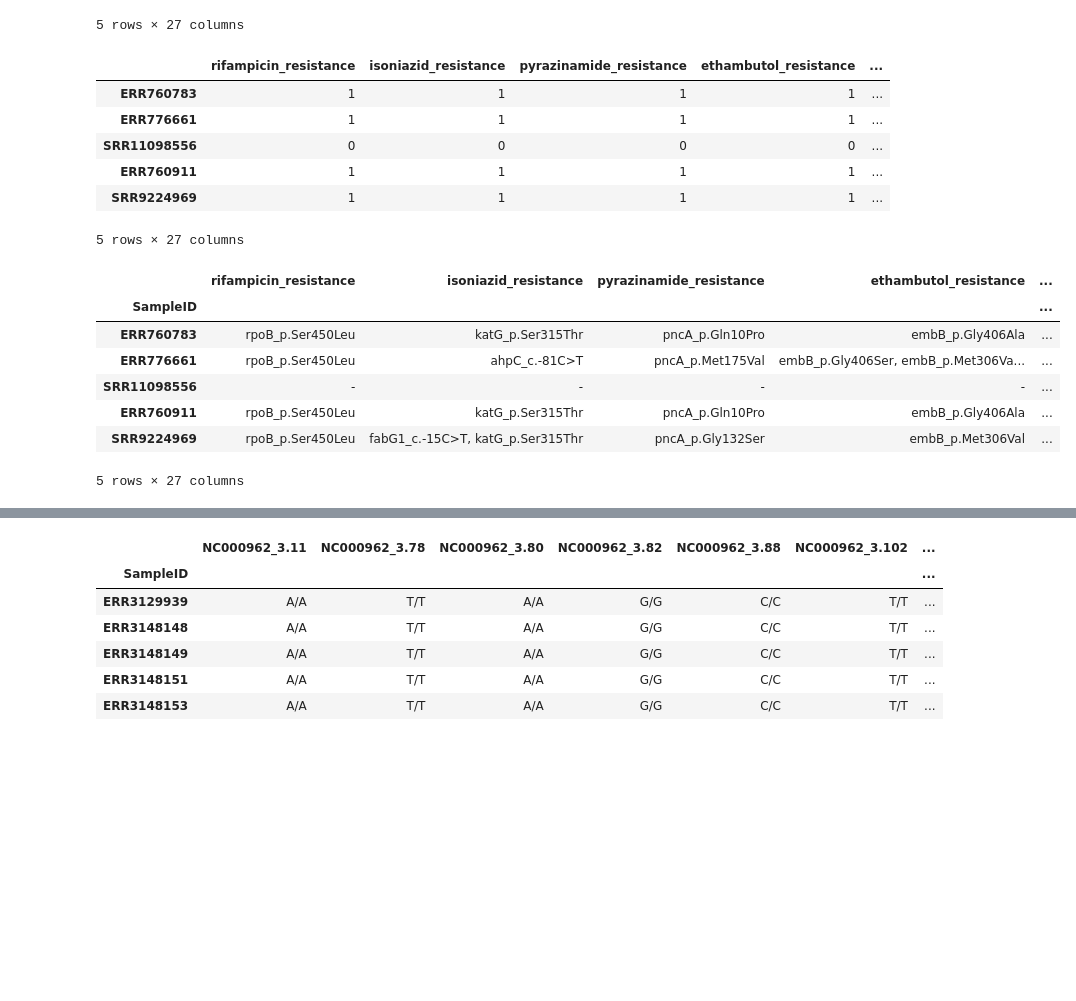
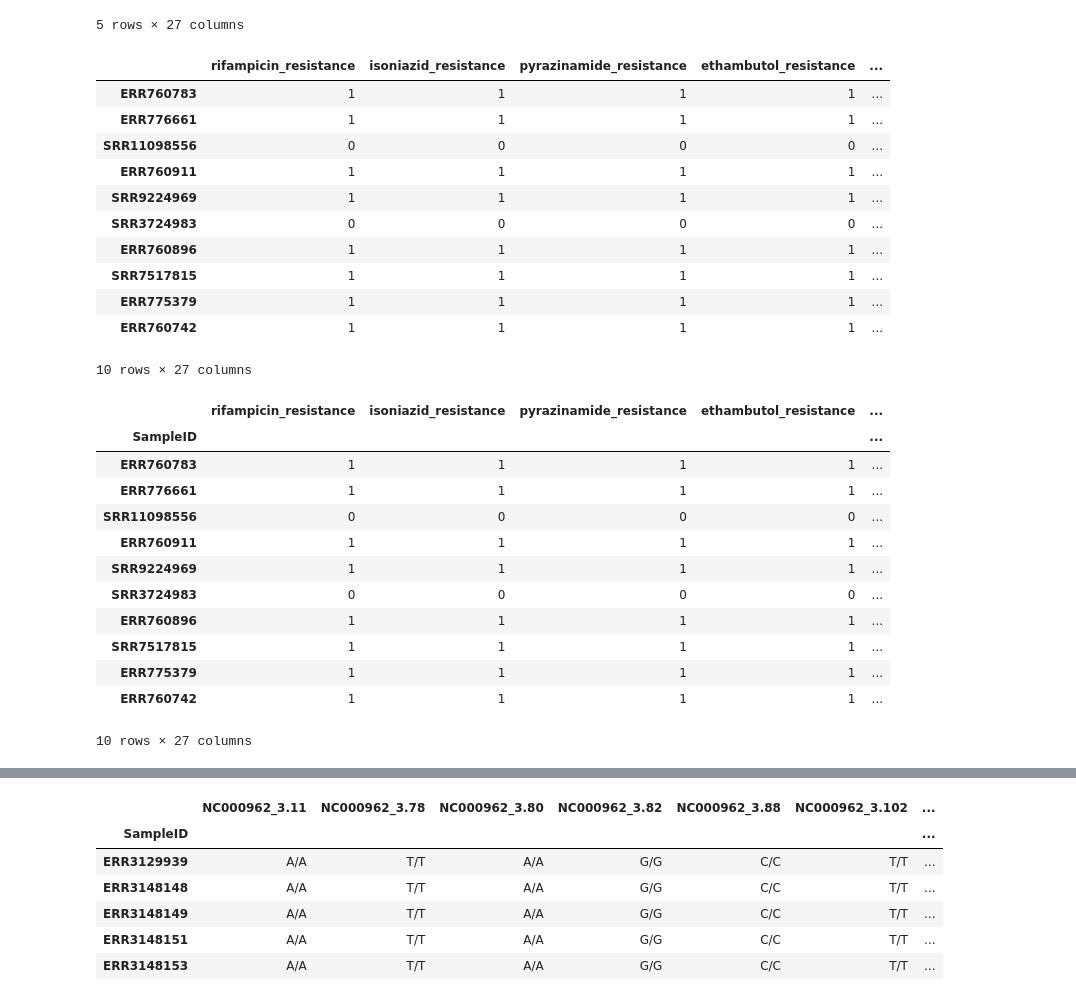
Before and after one commit to abhi18av/drug-resistance-prediction-cambiohack, a Jupyter notebook: src/notebooks/feature_engineering.ipynb, the cells around one changed output, grey strips where cells are left out. Saved outputs shown, nothing was run; the diff lists cells and outputs as text; code cells hidden in the pictures; blank space fills up the shorter version.

```diff
--- a/src/notebooks/feature_engineering.ipynb
+++ b/src/notebooks/feature_engineering.ipynb
@@ -134,10 +132,12 @@ resistance_status_df.head()
 | SRR9224969 | rpoB_p.Ser450Leu | fabG1_c.-15C>T, katG_p.Ser315Thr | pncA_p.Gly132Ser | embB_p.Met306Val | ... |
 5 rows × 27 columns
 # %%
-# for col_name in renamed_drug_columns_names:
-#     resistance_status_df[col_name] = resistance_status_df[col_name].apply(lambda resistance: 0 if resistance is '-' else 1)
-#
-# resistance_status_df.head()
+binarized_resistance_status_df = resistance_status_df
+
+for col_name in renamed_drug_columns_names:
+    binarized_resistance_status_df[col_name] = resistance_status_df[col_name].apply(lambda resistance: 0 if resistance is '-' else 1)
+
+binarized_resistance_status_df.head(10)
 # %% [output]
 |  | rifampicin_resistance | isoniazid_resistance | pyrazinamide_resistance | ethambutol_resistance | ... |
 | ERR760783 | 1 | 1 | 1 | 1 | ... |
@@ -145,4 +145,9 @@ resistance_status_df.head()
 | SRR11098556 | 0 | 0 | 0 | 0 | ... |
 | ERR760911 | 1 | 1 | 1 | 1 | ... |
 | SRR9224969 | 1 | 1 | 1 | 1 | ... |
+| SRR3724983 | 0 | 0 | 0 | 0 | ... |
+| ERR760896 | 1 | 1 | 1 | 1 | ... |
+| SRR7517815 | 1 | 1 | 1 | 1 | ... |
+| ERR775379 | 1 | 1 | 1 | 1 | ... |
+| ERR760742 | 1 | 1 | 1 | 1 | ... |
-5 rows × 27 columns
+10 rows × 27 columns
@@ -152,16 +156,21 @@ resistance_status_df.to_csv("../data/processed/resistance_status_df.csv")
 # %%
-resistance_status_df = pd.read_csv("../data/processed/resistance_status_df.csv").rename(columns={'Unnamed: 0' : 'SampleID'}).set_index('SampleID')
+binarized_resistance_status_df = pd.read_csv("../data/processed/binarized_resistance_status_df.csv").rename(columns={'Unnamed: 0' : 'SampleID'}).set_index('SampleID')
 
-resistance_status_df.head()
+binarized_resistance_status_df.head(10)
 # %% [output]
 |  | rifampicin_resistance | isoniazid_resistance | pyrazinamide_resistance | ethambutol_resistance | ... |
 | SampleID |  |  |  |  | ... |
-| ERR760783 | rpoB_p.Ser450Leu | katG_p.Ser315Thr | pncA_p.Gln10Pro | embB_p.Gly406Ala | ... |
-| ERR776661 | rpoB_p.Ser450Leu | ahpC_c.-81C>T | pncA_p.Met175Val | embB_p.Gly406Ser, embB_p.Met306Va... | ... |
-| SRR11098556 | - | - | - | - | ... |
-| ERR760911 | rpoB_p.Ser450Leu | katG_p.Ser315Thr | pncA_p.Gln10Pro | embB_p.Gly406Ala | ... |
-| SRR9224969 | rpoB_p.Ser450Leu | fabG1_c.-15C>T, katG_p.Ser315Thr | pncA_p.Gly132Ser | embB_p.Met306Val | ... |
+| ERR760783 | 1 | 1 | 1 | 1 | ... |
+| ERR776661 | 1 | 1 | 1 | 1 | ... |
+| SRR11098556 | 0 | 0 | 0 | 0 | ... |
+| ERR760911 | 1 | 1 | 1 | 1 | ... |
+| SRR9224969 | 1 | 1 | 1 | 1 | ... |
+| SRR3724983 | 0 | 0 | 0 | 0 | ... |
+| ERR760896 | 1 | 1 | 1 | 1 | ... |
+| SRR7517815 | 1 | 1 | 1 | 1 | ... |
+| ERR775379 | 1 | 1 | 1 | 1 | ... |
+| ERR760742 | 1 | 1 | 1 | 1 | ... |
-5 rows × 27 columns
+10 rows × 27 columns
 # %% [markdown]
 # Feature engineering for SNP
 
```
Also changed, not shown: parts of 42 cells of this notebook, 5 other files.
